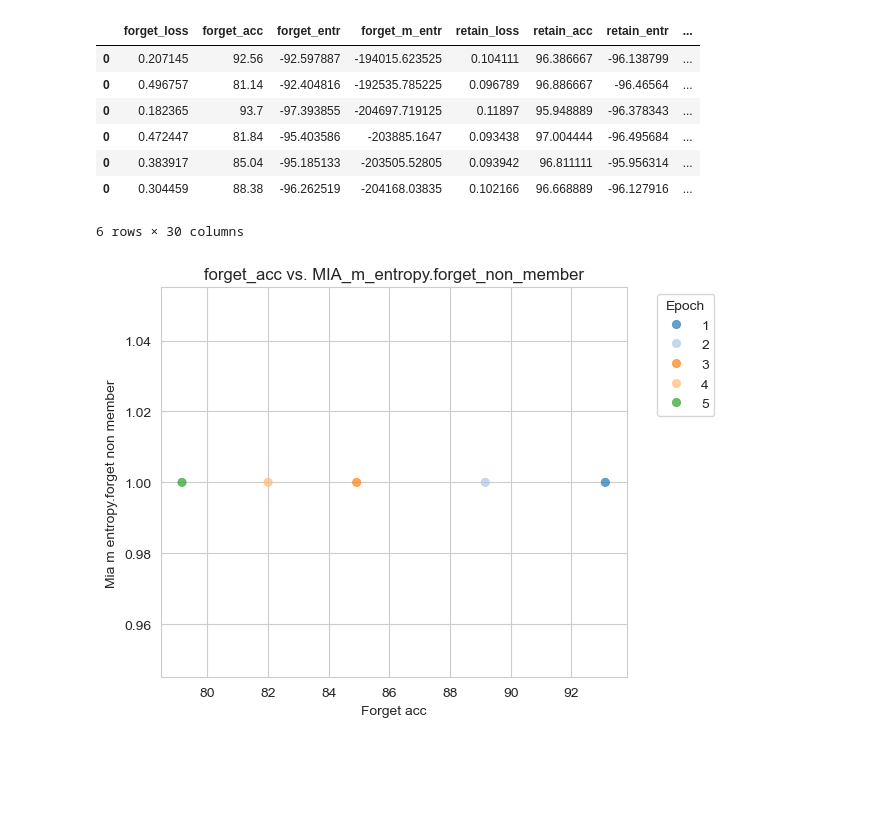
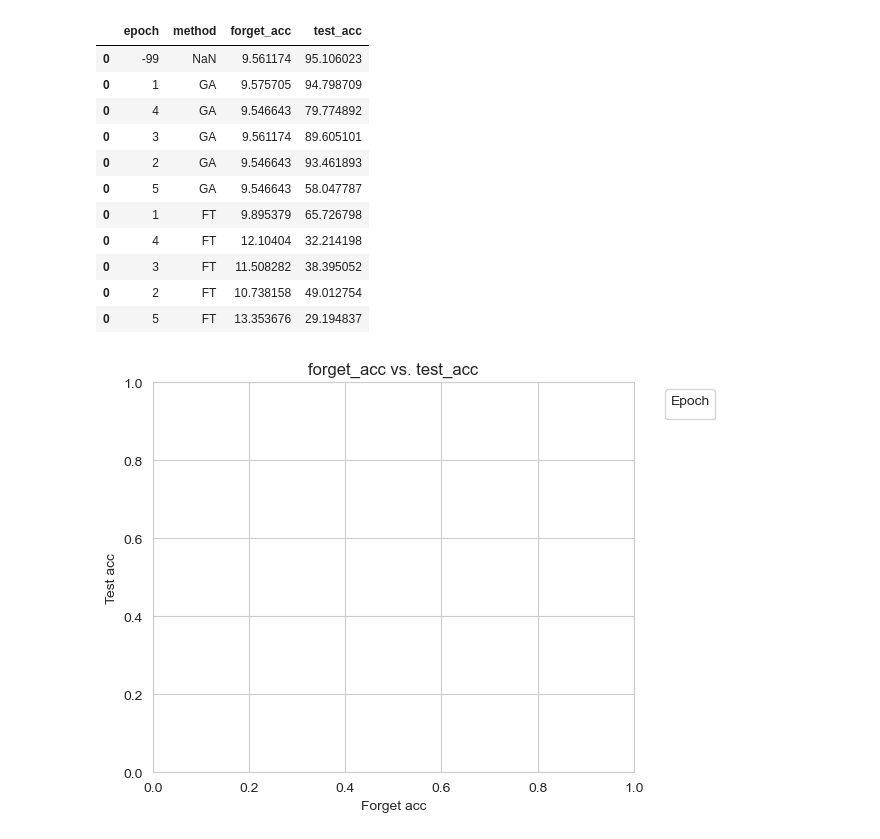
Before and after one commit to probabilistic-adaptation/verifying_unlearning_2026, a Jupyter notebook: visualize_results.ipynb, the cells around one changed output. Saved outputs shown, nothing was run; the diff lists cells and outputs as text; code cells hidden in the pictures; blank space fills up the shorter version.

```diff
--- a/visualize_results.ipynb
+++ b/visualize_results.ipynb
@@ -165,24 +165,28 @@ def results_scatterplot(final_df, x_metric, y_metric,
     plt.tight_layout()
     plt.show()
 # %%
-results = gather_results("results/seed_3007")
-results
+results = gather_results("results/seed_3009")
+results[["epoch", "method", "forget_acc", "test_acc"]]
 # %% [output]
-|  | forget_loss | forget_acc | forget_entr | forget_m_entr | retain_loss | retain_acc | retain_entr | ... |
-| 0 | 0.207145 | 92.56 | -92.597887 | -194015.623525 | 0.104111 | 96.386667 | -96.138799 | ... |
-| 0 | 0.496757 | 81.14 | -92.404816 | -192535.785225 | 0.096789 | 96.886667 | -96.46564 | ... |
-| 0 | 0.182365 | 93.7 | -97.393855 | -204697.719125 | 0.11897 | 95.948889 | -96.378343 | ... |
-| 0 | 0.472447 | 81.84 | -95.403586 | -203885.1647 | 0.093438 | 97.004444 | -96.495684 | ... |
-| 0 | 0.383917 | 85.04 | -95.185133 | -203505.52805 | 0.093942 | 96.811111 | -95.956314 | ... |
-| 0 | 0.304459 | 88.38 | -96.262519 | -204168.03835 | 0.102166 | 96.668889 | -96.127916 | ... |
+|  | epoch | method | forget_acc | test_acc |
+| 0 | -99 | NaN | 9.561174 | 95.106023 |
+| 0 | 1 | GA | 9.575705 | 94.798709 |
+| 0 | 4 | GA | 9.546643 | 79.774892 |
+| 0 | 3 | GA | 9.561174 | 89.605101 |
+| 0 | 2 | GA | 9.546643 | 93.461893 |
+| 0 | 5 | GA | 9.546643 | 58.047787 |
+| 0 | 1 | FT | 9.895379 | 65.726798 |
+| 0 | 4 | FT | 12.10404 | 32.214198 |
+| 0 | 3 | FT | 11.508282 | 38.395052 |
+| 0 | 2 | FT | 10.738158 | 49.012754 |
+| 0 | 5 | FT | 13.353676 | 29.194837 |
-6 rows × 30 columns
 # %%
-results = gather_results("results/seed_3007")
+results = gather_results("results/seed_3009")
                         #  epochs = [-99, 0, 1, 2, 3, 4, 5, 6])
 results_scatterplot(
-    results[results.method == "FT"],
-    x_metric = "forget_acc", y_metric = "MIA_m_entropy.forget_non_member",
+    results[results.method == "FA"],
+    x_metric = "forget_acc", y_metric = "test_acc",
     color_by = "epoch"
     )
 # %% [output]
-[figure, old version]
+[figure, new version]
```
Also changed, not shown: 20 other files.
